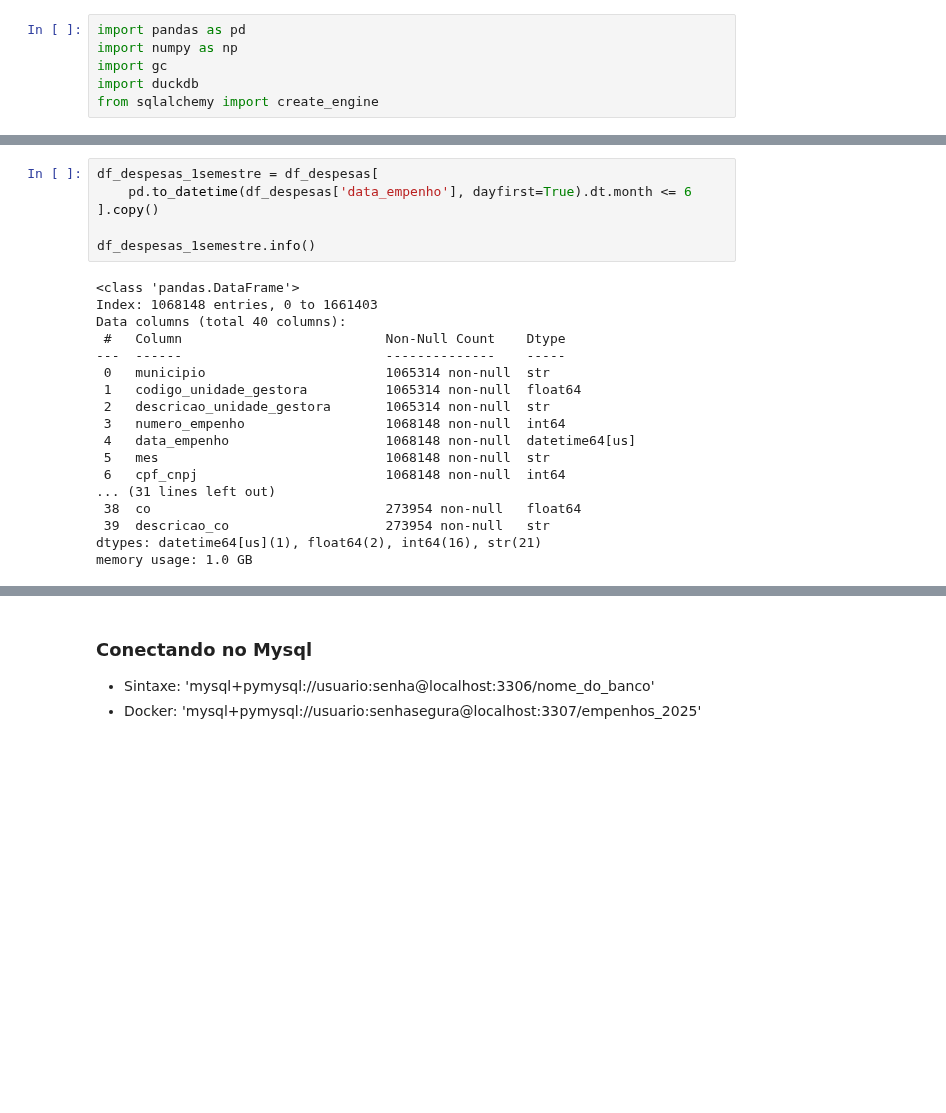
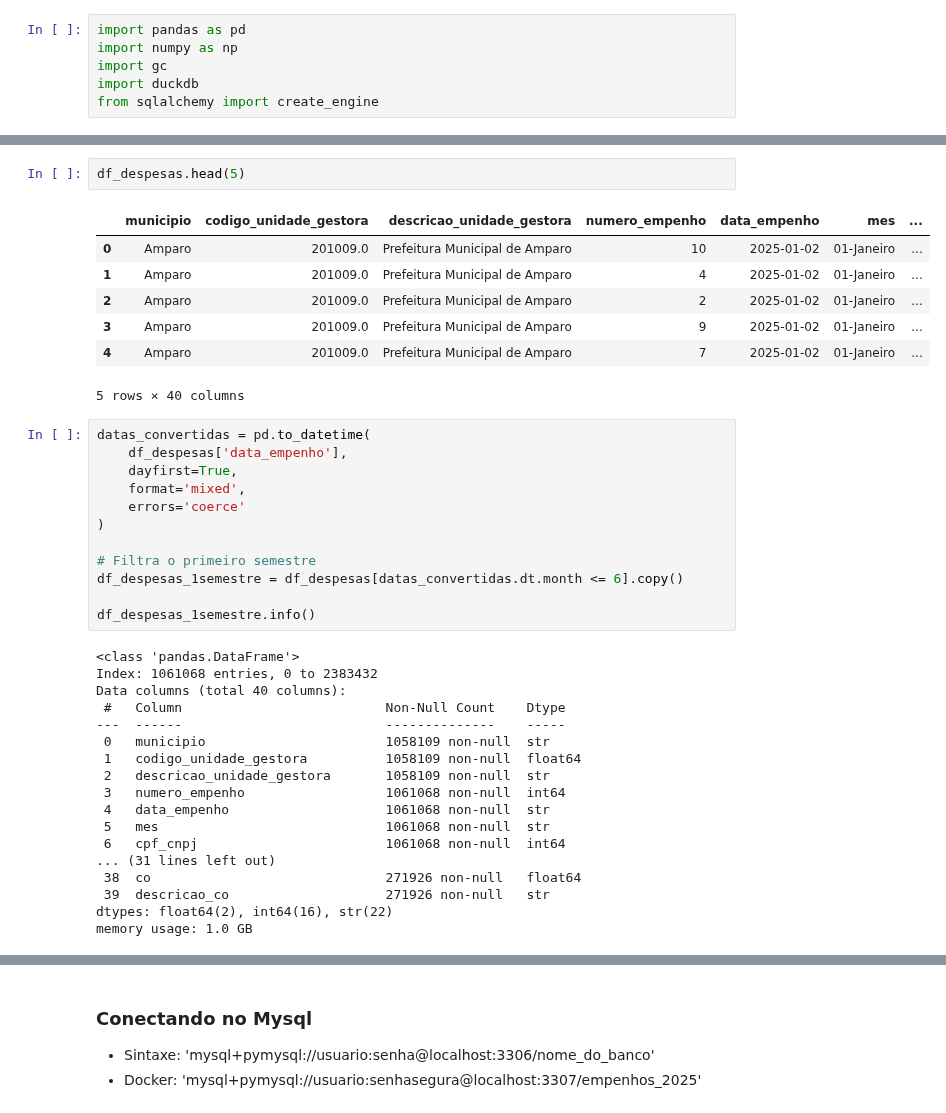
Before and after one commit to neryguilherme/modelagem, a Jupyter notebook: src/python/normalizacao.ipynb, the cells around one changed output, grey strips where cells are left out. Saved outputs shown, nothing was run; the diff lists cells and outputs as text; blank space fills up the shorter version.

```diff
--- a/src/python/normalizacao.ipynb
+++ b/src/python/normalizacao.ipynb
@@ -42,24 +71,40 @@ None
+# %%
+df_despesas.head(5)
+# %% [output]
+|  | municipio | codigo_unidade_gestora | descricao_unidade_gestora | numero_empenho | data_empenho | mes | ... |
+| 0 | Amparo | 201009.0 | Prefeitura Municipal de Amparo | 10 | 2025-01-02 | 01-Janeiro | ... |
+| 1 | Amparo | 201009.0 | Prefeitura Municipal de Amparo | 4 | 2025-01-02 | 01-Janeiro | ... |
+| 2 | Amparo | 201009.0 | Prefeitura Municipal de Amparo | 2 | 2025-01-02 | 01-Janeiro | ... |
+| 3 | Amparo | 201009.0 | Prefeitura Municipal de Amparo | 9 | 2025-01-02 | 01-Janeiro | ... |
+| 4 | Amparo | 201009.0 | Prefeitura Municipal de Amparo | 7 | 2025-01-02 | 01-Janeiro | ... |
+5 rows × 40 columns
 # %%
-df_despesas_1semestre = df_despesas[
-    pd.to_datetime(df_despesas['data_empenho'], dayfirst=True).dt.month <= 6
-].copy()
+datas_convertidas = pd.to_datetime(
+    df_despesas['data_empenho'],
+    dayfirst=True,
+    format='mixed',
+    errors='coerce'
+)
+
+# Filtra o primeiro semestre
+df_despesas_1semestre = df_despesas[datas_convertidas.dt.month <= 6].copy()
 
 df_despesas_1semestre.info()
 # %% [output]
 <class 'pandas.DataFrame'>
-Index: 1068148 entries, 0 to 1661403
+Index: 1061068 entries, 0 to 2383432
 Data columns (total 40 columns):
  #   Column                          Non-Null Count    Dtype
 ---  ------                          --------------    -----
- 0   municipio                       1065314 non-null  str
- 1   codigo_unidade_gestora          1065314 non-null  float64
- 2   descricao_unidade_gestora       1065314 non-null  str
- 3   numero_empenho                  1068148 non-null  int64
- 4   data_empenho                    1068148 non-null  datetime64[us]
- 5   mes                             1068148 non-null  str
- 6   cpf_cnpj                        1068148 non-null  int64
+ 0   municipio                       1058109 non-null  str
+ 1   codigo_unidade_gestora          1058109 non-null  float64
+ 2   descricao_unidade_gestora       1058109 non-null  str
+ 3   numero_empenho                  1061068 non-null  int64
+ 4   data_empenho                    1061068 non-null  str
+ 5   mes                             1061068 non-null  str
+ 6   cpf_cnpj                        1061068 non-null  int64
 ... (31 lines left out)
- 38  co                              273954 non-null   float64
- 39  descricao_co                    273954 non-null   str
-dtypes: datetime64[us](1), float64(2), int64(16), str(21)
+ 38  co                              271926 non-null   float64
+ 39  descricao_co                    271926 non-null   str
+dtypes: float64(2), int64(16), str(22)
 memory usage: 1.0 GB
```
Also changed, not shown: parts of 12 cells of this notebook, 8 other files.
